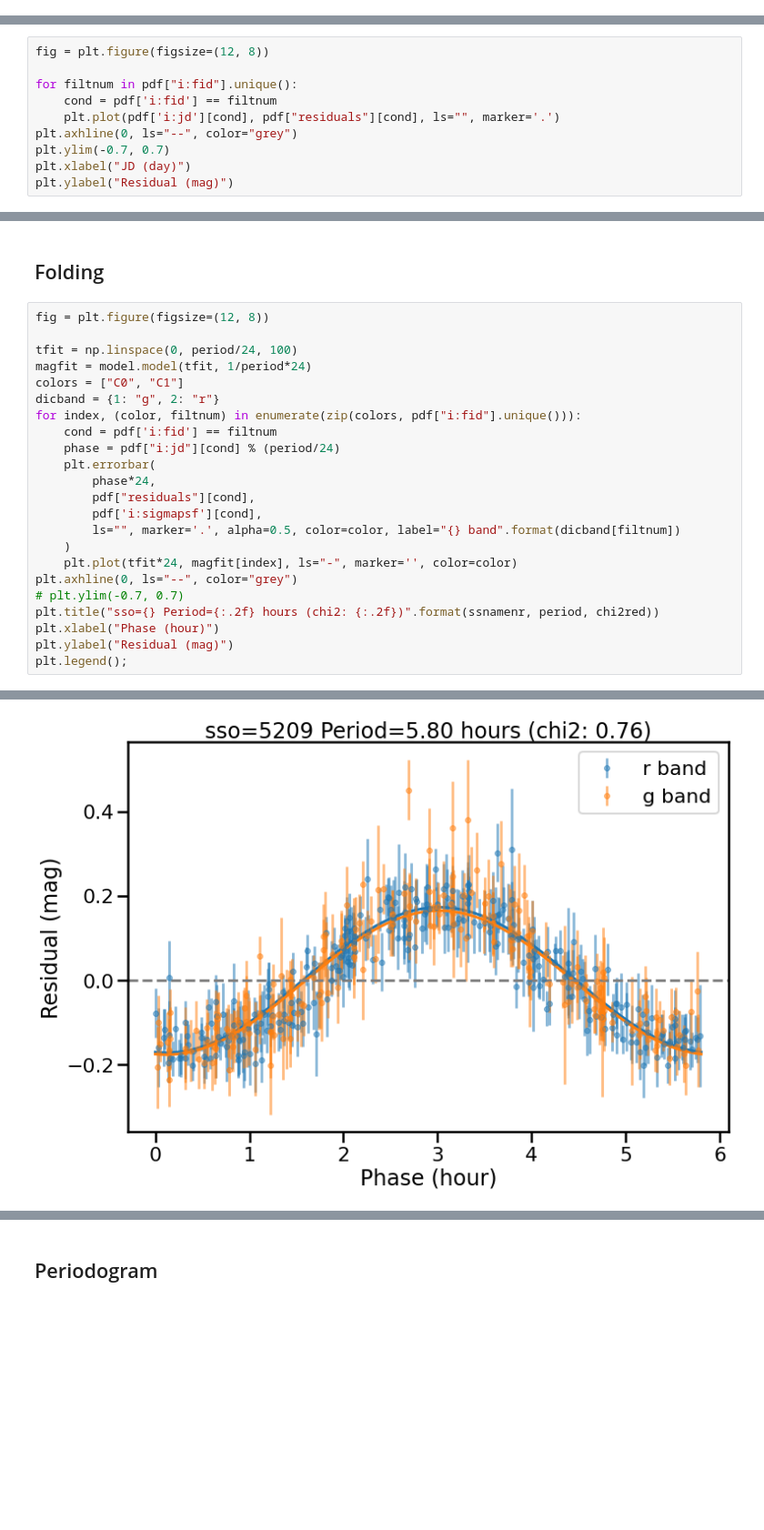
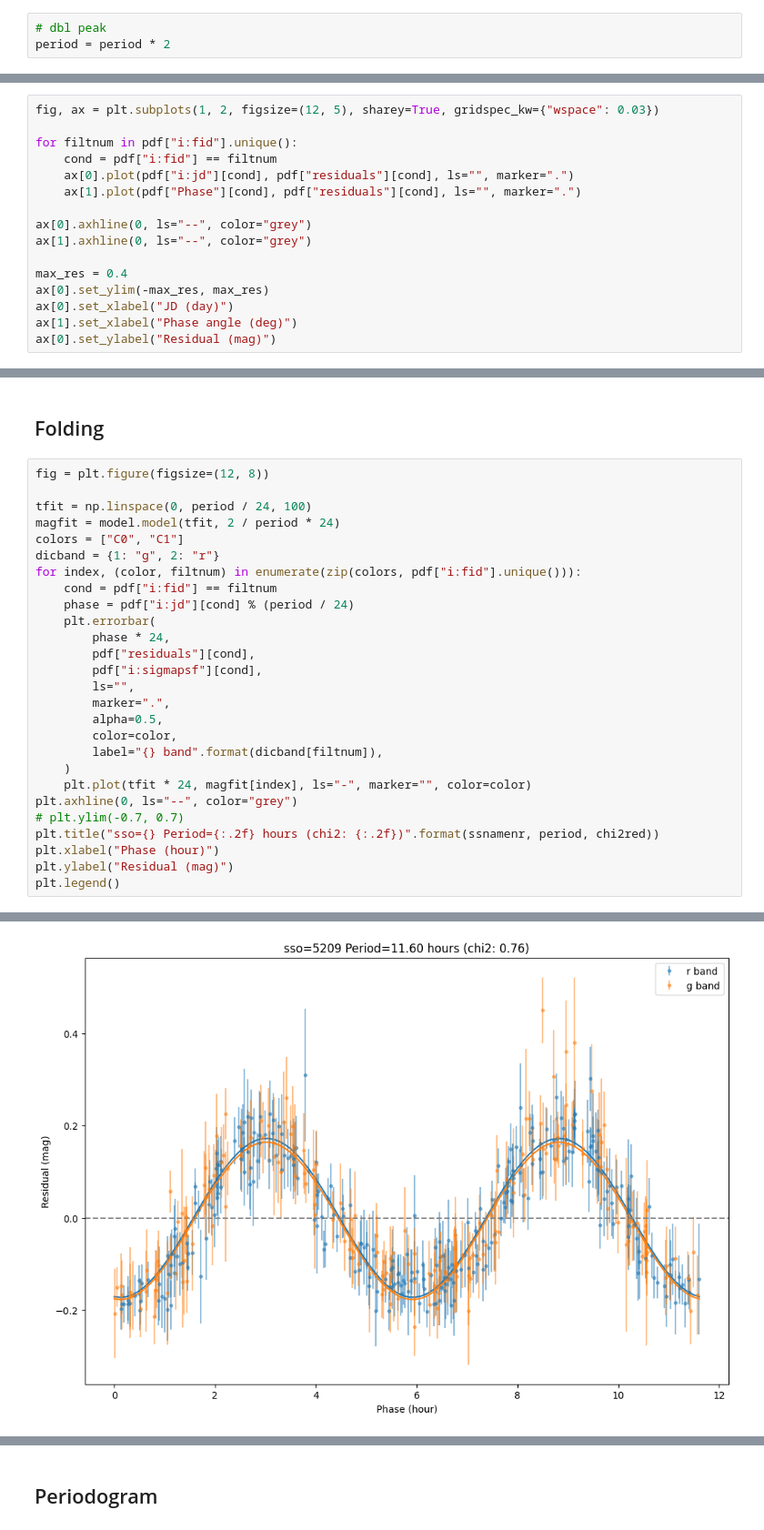
Before and after one commit to astrolabsoftware/fink-spins, a Jupyter notebook: notebooks/periods/fit_period.ipynb, the cells around one changed output, grey strips where cells are left out. Shown at 91% size. Cells and saved outputs as stored; diff of their text form; blank space fills up the shorter version.

```diff
--- a/notebooks/periods/fit_period.ipynb
+++ b/notebooks/periods/fit_period.ipynb
@@ -52,14 +123,23 @@ print(
+# %%
+# dbl peak
+period = period * 2
 # %% [markdown]
 ## Residuals
 # %%
-fig = plt.figure(figsize=(12, 8))
+fig, ax = plt.subplots(1, 2, figsize=(12, 5), sharey=True, gridspec_kw={"wspace": 0.03})
 
 for filtnum in pdf["i:fid"].unique():
-    cond = pdf['i:fid'] == filtnum
-    plt.plot(pdf['i:jd'][cond], pdf["residuals"][cond], ls="", marker='.')
-plt.axhline(0, ls="--", color="grey")
-plt.ylim(-0.7, 0.7)
-plt.xlabel("JD (day)")
-plt.ylabel("Residual (mag)")
+    cond = pdf["i:fid"] == filtnum
+    ax[0].plot(pdf["i:jd"][cond], pdf["residuals"][cond], ls="", marker=".")
+    ax[1].plot(pdf["Phase"][cond], pdf["residuals"][cond], ls="", marker=".")
+
+ax[0].axhline(0, ls="--", color="grey")
+ax[1].axhline(0, ls="--", color="grey")
+
+max_res = 0.4
+ax[0].set_ylim(-max_res, max_res)
+ax[0].set_xlabel("JD (day)")
+ax[1].set_xlabel("Phase angle (deg)")
+ax[0].set_ylabel("Residual (mag)")
 # %% [output]
 Text(0, 0.5, 'Residual (mag)')
@@ -69,24 +149,28 @@ Text(0, 0.5, 'Residual (mag)')
 # %%
 fig = plt.figure(figsize=(12, 8))
 
-tfit = np.linspace(0, period/24, 100)
-magfit = model.model(tfit, 1/period*24)
+tfit = np.linspace(0, period / 24, 100)
+magfit = model.model(tfit, 2 / period * 24)
 colors = ["C0", "C1"]
 dicband = {1: "g", 2: "r"}
 for index, (color, filtnum) in enumerate(zip(colors, pdf["i:fid"].unique())):
-    cond = pdf['i:fid'] == filtnum
-    phase = pdf["i:jd"][cond] % (period/24)
+    cond = pdf["i:fid"] == filtnum
+    phase = pdf["i:jd"][cond] % (period / 24)
     plt.errorbar(
-        phase*24,
+        phase * 24,
         pdf["residuals"][cond],
-        pdf['i:sigmapsf'][cond],
-        ls="", marker='.', alpha=0.5, color=color, label="{} band".format(dicband[filtnum])
+        pdf["i:sigmapsf"][cond],
+        ls="",
+        marker=".",
+        alpha=0.5,
+        color=color,
+        label="{} band".format(dicband[filtnum]),
     )
-    plt.plot(tfit*24, magfit[index], ls="-", marker='', color=color)
+    plt.plot(tfit * 24, magfit[index], ls="-", marker="", color=color)
 plt.axhline(0, ls="--", color="grey")
 # plt.ylim(-0.7, 0.7)
 plt.title("sso={} Period={:.2f} hours (chi2: {:.2f})".format(ssnamenr, period, chi2red))
 plt.xlabel("Phase (hour)")
 plt.ylabel("Residual (mag)")
-plt.legend();
+plt.legend()
 # %% [output]
@@ -93 +178 @@ plt.legend();
-[figure, old version]
+[figure, new version]
```
Also changed, not shown: parts of 10 cells of this notebook, 5 other files.
